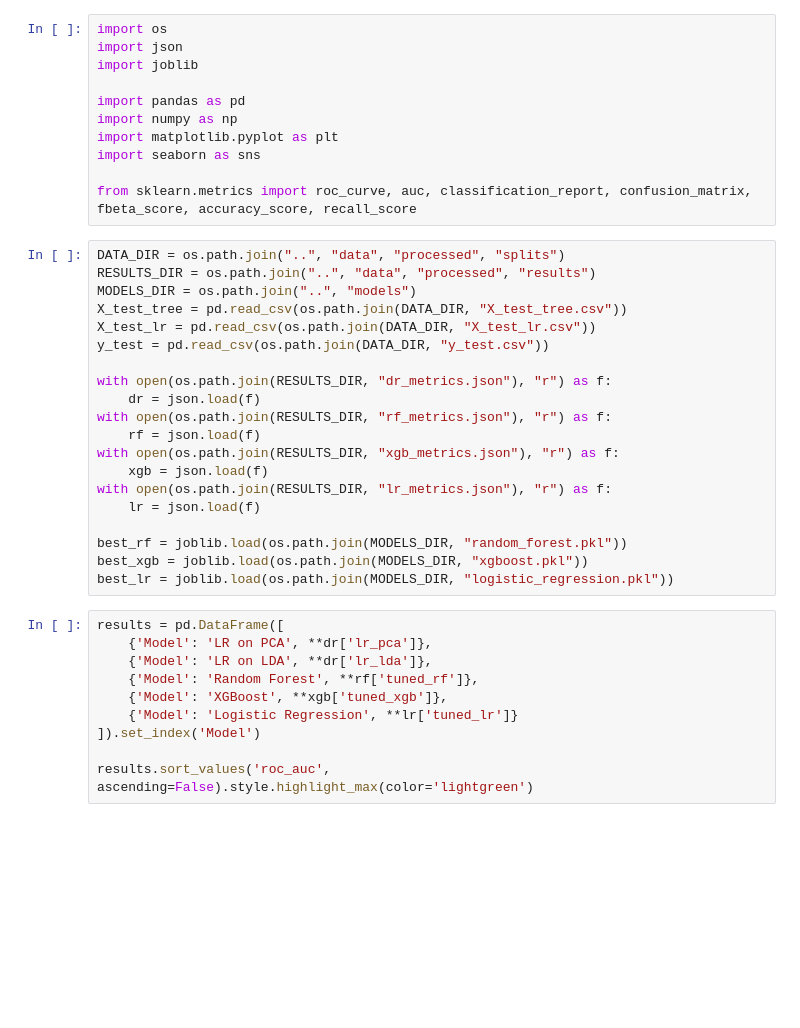
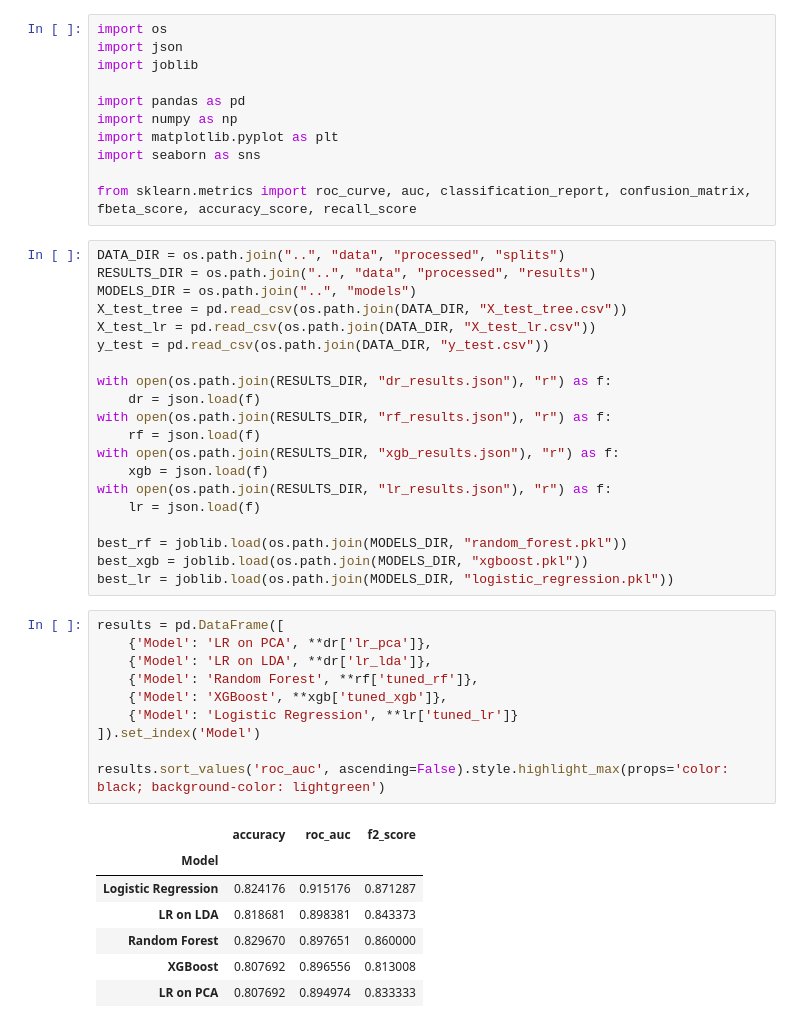
Before and after one commit to TranVietThang178/Heart-Disease-Prediction-Using-Machine-Learning, a Jupyter notebook: notebooks/08_Evaluation.ipynb, the cells around one changed output. Drawn from its saved outputs; the diff is of its cells as text; blank space fills up the shorter version.

```diff
--- a/notebooks/08_Evaluation.ipynb
+++ b/notebooks/08_Evaluation.ipynb
@@ -17,13 +17,13 @@ X_test_tree = pd.read_csv(os.path.join(DATA_DIR, "X_test_tree.csv"))
 X_test_lr = pd.read_csv(os.path.join(DATA_DIR, "X_test_lr.csv"))
 y_test = pd.read_csv(os.path.join(DATA_DIR, "y_test.csv"))
 
-with open(os.path.join(RESULTS_DIR, "dr_metrics.json"), "r") as f:
+with open(os.path.join(RESULTS_DIR, "dr_results.json"), "r") as f:
     dr = json.load(f)
-with open(os.path.join(RESULTS_DIR, "rf_metrics.json"), "r") as f:
+with open(os.path.join(RESULTS_DIR, "rf_results.json"), "r") as f:
     rf = json.load(f)
-with open(os.path.join(RESULTS_DIR, "xgb_metrics.json"), "r") as f:
+with open(os.path.join(RESULTS_DIR, "xgb_results.json"), "r") as f:
     xgb = json.load(f)
-with open(os.path.join(RESULTS_DIR, "lr_metrics.json"), "r") as f:
+with open(os.path.join(RESULTS_DIR, "lr_results.json"), "r") as f:
     lr = json.load(f)
 
 best_rf = joblib.load(os.path.join(MODELS_DIR, "random_forest.pkl"))
@@ -32,13 +32,21 @@ best_lr = joblib.load(os.path.join(MODELS_DIR, "logistic_regression.pkl"))
 # %%
 results = pd.DataFrame([
     {'Model': 'LR on PCA', **dr['lr_pca']},
     {'Model': 'LR on LDA', **dr['lr_lda']},
     {'Model': 'Random Forest', **rf['tuned_rf']},
     {'Model': 'XGBoost', **xgb['tuned_xgb']},
     {'Model': 'Logistic Regression', **lr['tuned_lr']}
 ]).set_index('Model')
 
-results.sort_values('roc_auc', ascending=False).style.highlight_max(color='lightgreen')
+results.sort_values('roc_auc', ascending=False).style.highlight_max(props='color: black; background-color: lightgreen')
+# %% [output]
+|  | accuracy | roc_auc | f2_score |
+| Model |  |  |  |
+| Logistic Regression | 0.824176 | 0.915176 | 0.871287 |
+| LR on LDA | 0.818681 | 0.898381 | 0.843373 |
+| Random Forest | 0.829670 | 0.897651 | 0.860000 |
+| XGBoost | 0.807692 | 0.896556 | 0.813008 |
+| LR on PCA | 0.807692 | 0.894974 | 0.833333 |
 # %%
 y_prob_rf = best_rf.predict_proba(X_test_tree)[:, 1]
 fpr_rf, tpr_rf, _ = roc_curve(y_test.squeeze(), y_prob_rf)
```
Also changed, not shown: parts of 6 cells of this notebook, 10 other files.
